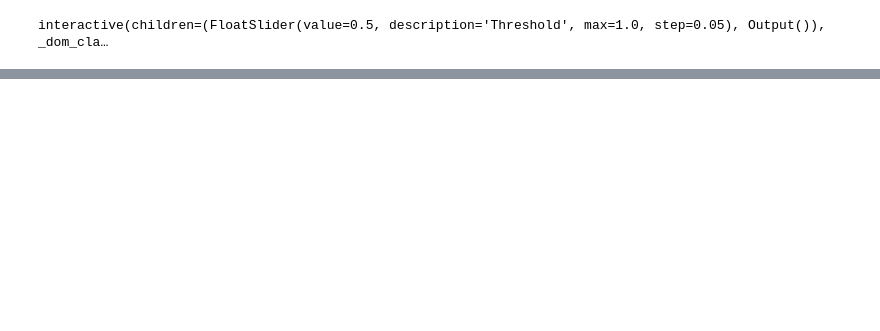
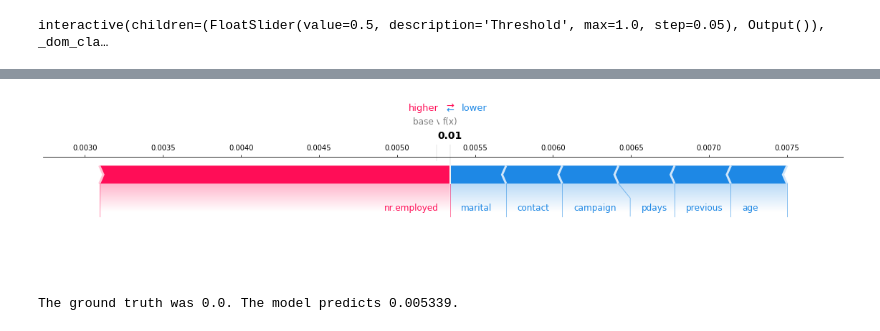
Before and after one commit to aws-samples/automl-blueprint, a Jupyter notebook: notebook/user_guide.ipynb, the cells around one changed output, grey strips where cells are left out. Drawn from its saved outputs; the diff is of its cells as text; code cells hidden in the pictures; blank space fills up the shorter version.

```diff
--- a/notebook/user_guide.ipynb
+++ b/notebook/user_guide.ipynb
@@ -282,2 +456,6 @@ interactive(children=(FloatSlider(value=0.5, description='Threshold', max=1.0, s
 # %%
-inspector.explain_prediction(data_row_id = 31614)
+description = inspector.explain_prediction(data_row_id = 31614)
+print(description)
+# %% [output]
+[figure, added]
+The ground truth was 0.0. The model predicts 0.005339.
```
Also changed, not shown: parts of 40 cells of this notebook.
